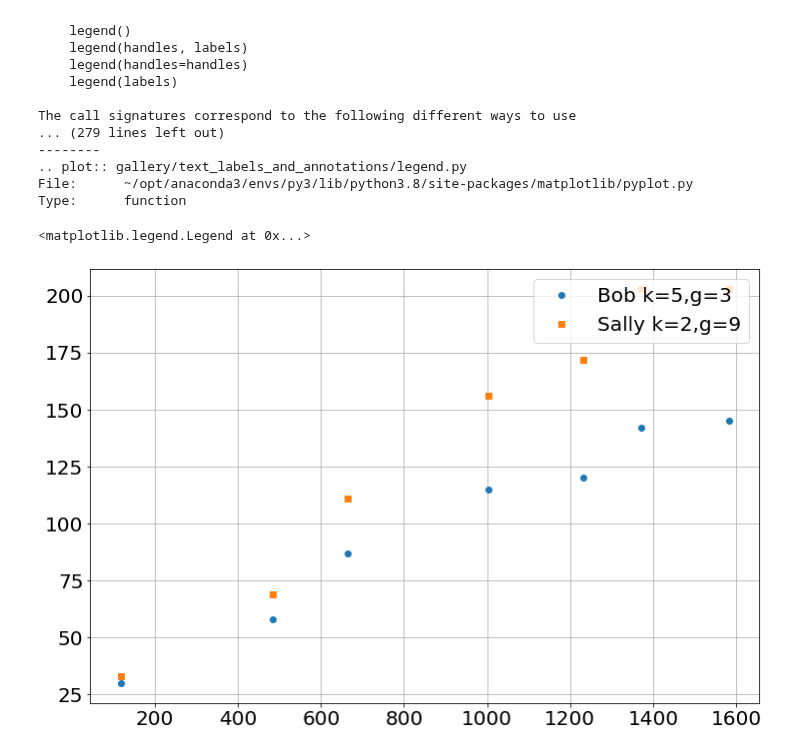
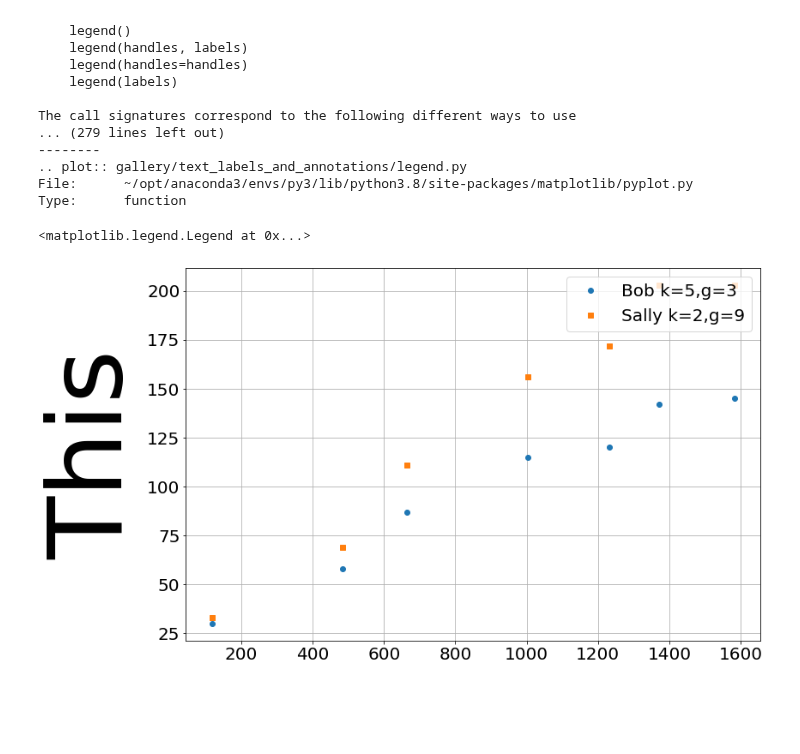
Before and after one commit to bblais/Computer-Programming-for-the-Sciences-Spring-2022, a Jupyter notebook: Sprint #1 - Algorithms and Simulation/2022-02-17 - Misc for Demo.ipynb, the cells around one changed output. Saved outputs shown, nothing was run; the diff lists cells and outputs as text; code cells hidden in the pictures; blank space fills up the shorter version.

```diff
--- a/Sprint #1 - Algorithms and Simulation/2022-02-17 - Misc for Demo.ipynb
+++ b/Sprint #1 - Algorithms and Simulation/2022-02-17 - Misc for Demo.ipynb
@@ -97,22 +97,24 @@ Type:      function
 # %%
 k=5
 g=3
 
 x=data[data['Tree']==1]['age']
 y=data[data['Tree']==1]['circumference']
 
 plot(x,y,'o',label=f"Bob k={k},g={g}")
 
 
 k=2
 g=9
 
 x=data[data['Tree']==2]['age']
 y=data[data['Tree']==2]['circumference']
 
 plot(x,y,'s',label=f"Sally k={k},g={g}")
 
+ylabel('This',fontsize=120)
+
 legend(loc='upper right')
 # %% [output]
 <matplotlib.legend.Legend at 0x...>
-[figure, old version]
+[figure, new version]
```
Also changed, not shown: parts of 2 cells of this notebook, 1 other file.
